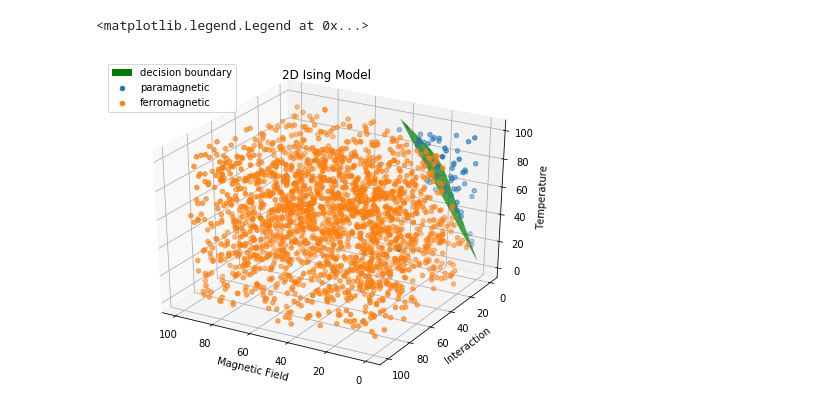
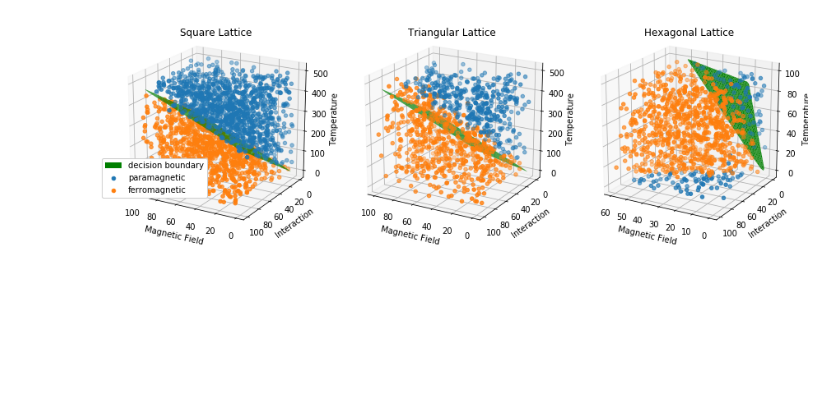
Before and after one commit to eliotheinrich/MLPhaseBoundary, a Jupyter notebook: Plotting.ipynb, the cells around one changed output. Drawn from its saved outputs; the diff is of its cells as text; code cells hidden in the pictures; blank space fills up the shorter version.

Commit message:
Updates to the plotting of SVM

```diff
--- a/Plotting.ipynb
+++ b/Plotting.ipynb
@@ -40,5 +41,18 @@ X = M_Data[:,0:3]
+# %%
+M_Data_sq = np.loadtxt("data\Magnetization_data5.txt")
+M_Data_hex = np.loadtxt("data\Magnetization_data_hex.txt")
+M_Data_tri = np.loadtxt("data\Magnetization_data_tri.txt")
+# %%
+Classifier_Y_sq = np.round(M_Data_sq[:,3])
+Y_hex = np.round(M_Data_hex[:,3])
+Y_tri = np.round(M_Data_tri[:,3])
+
+
+X_sq = M_Data_sq[:,0:3]
+X_hex = M_Data_hex[:,0:3]
+X_tri = M_Data_tri[:,0:3]
 # %%
-X_train, X_test, Y_train, Y_test = train_test_split(X, Classifier_Y, test_size=0.2)
+X_train, X_test, Y_train, Y_test = train_test_split(X_sq, Classifier_Y_sq, test_size=0.2)
 # %%
 model = SVC(kernel = 'linear', gamma = 'auto')
 Y_pred = cross_val_predict(model, X_train, Y_train, cv=8)
@@ -104,17 +146,0 @@ np.shape(X_0)
-# %%
-figure(figsize=(8, 6))
-ax = plt.axes(projection='3d')
-surf = ax.plot_trisurf(surfarray[:,0], surfarray[:,1], surfarray[:,2], color = 'green', label = "decision boundary")
-surf._facecolors2d=surf._facecolors3d
-surf._edgecolors2d=surf._edgecolors3d
-ax.scatter(X_0[:,0], X_0[:,1], X_0[:,2], label = "paramagnetic")
-ax.scatter(X_1[:,0], X_1[:,1], X_1[:,2], label = "ferromagnetic")
-ax.set_title('2D Ising Model');
-ax.view_init(30, 120)
-ax.set_xlabel('Magnetic Field')
-ax.set_ylabel('Interaction')
-ax.set_zlabel('Temperature')
-ax.legend(loc=2)
-# %% [output]
-<matplotlib.legend.Legend at 0x...>
-[figure, removed]
@@ -120,0 +183,46 @@ ax.legend(loc=2)
+# %%
+fig = plt.figure(figsize=plt.figaspect(0.33))
+
+ax1 = fig.add_subplot(1, 3, 1, projection='3d')
+surf = ax1.plot_trisurf(surfarray1[:,0], surfarray1[:,1], surfarray1[:,2], color = 'green', label = "decision boundary")
+surf._facecolors2d=surf._facecolors3d
+surf._edgecolors2d=surf._edgecolors3d
+ax1.scatter(X_0s[:,0], X_0s[:,1], X_0s[:,2], label = "paramagnetic")
+ax1.scatter(X_1s[:,0], X_1s[:,1], X_1s[:,2], label = "ferromagnetic")
+ax1.set_title('Square Lattice');
+ax1.view_init(20, 120)
+ax1.set_xlabel('Magnetic Field')
+ax1.set_ylabel('Interaction')
+ax1.set_zlabel('Temperature')
+ax1.legend(loc=(0,0.2), framealpha = 1)
+
+ax2 = fig.add_subplot(1, 3, 2, projection='3d')
+surf = ax2.plot_trisurf(surfarray1[:,0], surfarray1[:,1], surfarray1[:,2], color = 'green', label = "decision boundary")
+surf._facecolors2d=surf._facecolors3d
+surf._edgecolors2d=surf._edgecolors3d
+ax2.scatter(X_0t[:,0], X_0t[:,1], X_0t[:,2], label = "paramagnetic")
+ax2.scatter(X_1t[:,0], X_1t[:,1], X_1t[:,2], label = "ferromagnetic")
+ax2.set_title('Triangular Lattice');
+ax2.view_init(20, 120)
+ax2.set_xlabel('Magnetic Field')
+ax2.set_ylabel('Interaction')
+ax2.set_zlabel('Temperature')
+#ax.legend(loc=2)
+
+ax3 = fig.add_subplot(1, 3, 3, projection='3d')
+surf = ax3.plot_trisurf(surfarray2[:,0], surfarray2[:,1], surfarray2[:,2], color = 'green', label = "decision boundary")
+surf._facecolors2d=surf._facecolors3d
+surf._edgecolors2d=surf._edgecolors3d
+ax3.scatter(X_0h[:,0], X_0h[:,1], X_0h[:,2], label = "paramagnetic")
+ax3.scatter(X_1h[:,0], X_1h[:,1], X_1h[:,2], label = "ferromagnetic")
+ax3.set_title('Hexagonal Lattice');
+ax3.view_init(20, 120)
+ax3.set_xlabel('Magnetic Field')
+ax3.set_ylabel('Interaction')
+ax3.set_zlabel('Temperature')
+
+
+fig.tight_layout()
+fig.savefig('plots\SVM.png')
+# %% [output]
+[figure, added]
```
Also changed, not shown: parts of 13 cells of this notebook.
